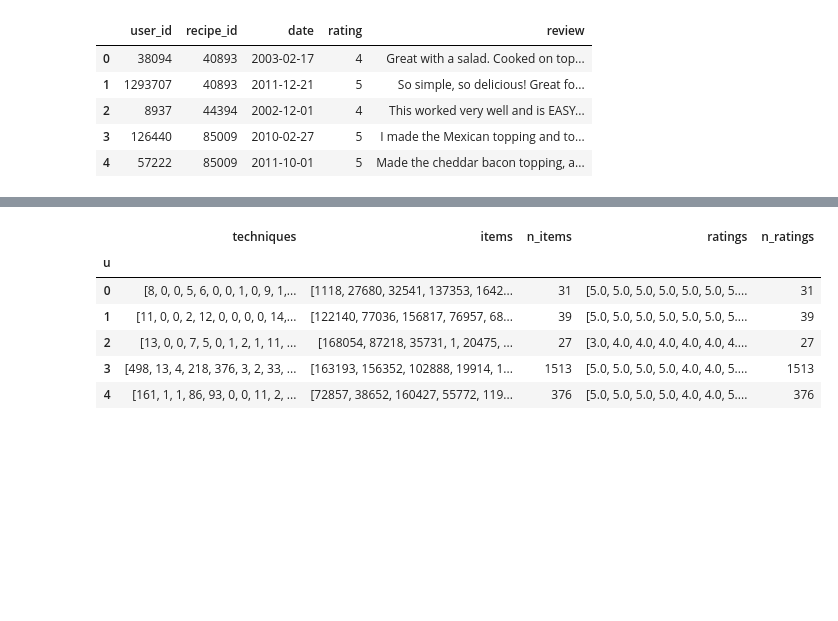
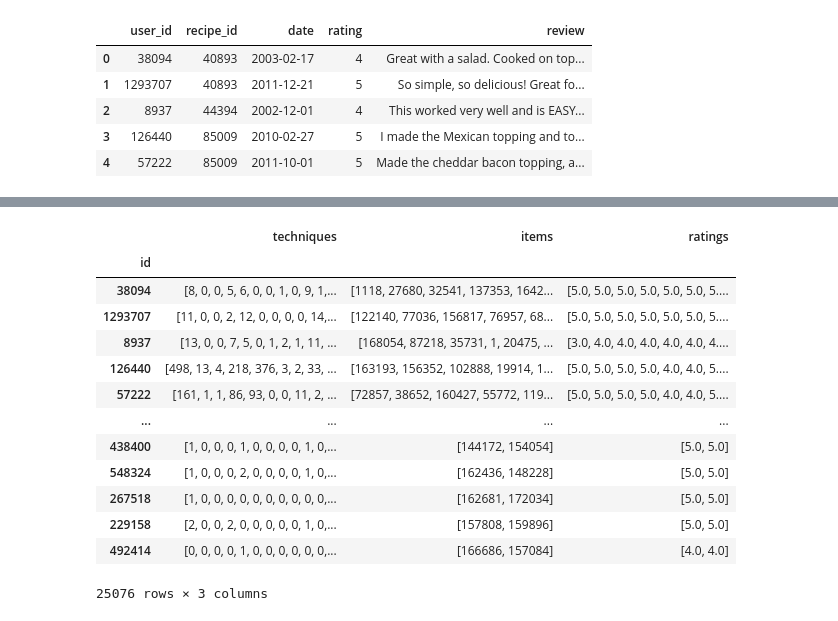
Before and after one commit to Jdiego06/technical-test-SM, a Jupyter notebook: Exploratory.ipynb, the cells around one changed output, grey strips where cells are left out. Saved outputs shown, nothing was run; the diff lists cells and outputs as text; code cells hidden in the pictures; blank space fills up the shorter version.

```diff
--- a/Exploratory.ipynb
+++ b/Exploratory.ipynb
@@ -3,4 +6,19 @@ import pandas as pd
 # %%
 interactions = pd.read_csv('./data/RAW_interactions.csv', parse_dates=[2])
-users = pd.read_csv('./data/PP_users.csv', index_col='u')
+users = pd.read_csv('./data/PP_users.csv', usecols=['u', 'techniques', 'items', 'ratings'])
 recipes = pd.read_csv('./data/RAW_recipes.csv', parse_dates=[4], index_col='id')
+# %%
+# get id of the users
+interactions_mapped_test = pd.read_csv('./data/interactions_test.csv', usecols=['user_id', 'u'])
+interactions_mapped_train = pd.read_csv('./data/interactions_train.csv', usecols=['user_id', 'u'])
+interactions_mapped_val = pd.read_csv('./data/interactions_validation.csv', usecols=['user_id', 'u'])
+
+mapped_users = pd.concat([interactions_mapped_test, interactions_mapped_train, interactions_mapped_val])
+mapped_users.drop_duplicates(inplace=True)
+# %%
+# add user_id to users df
+get_user_id = lambda u: mapped_users.user_id[mapped_users.u == u].values[0]
+
+users['id'] = users.u.apply(get_user_id)
+users.set_index('id', inplace=True)
+users.drop(['u'], axis=1, inplace=True)
@@ -60,0 +61,4 @@ recipes.head()
+# %%
+interactions =  interactions.dropna()
+recipes = recipes.dropna()
+users = users.dropna()
@@ -61,10 +121,17 @@ recipes.head()
 # %%
-users.head()
+users
 # %% [output]
-|  | techniques | items | n_items | ratings | n_ratings |
-| u |  |  |  |  |  |
-| 0 | [8, 0, 0, 5, 6, 0, 0, 1, 0, 9, 1,... | [1118, 27680, 32541, 137353, 1642... | 31 | [5.0, 5.0, 5.0, 5.0, 5.0, 5.0, 5.... | 31 |
-| 1 | [11, 0, 0, 2, 12, 0, 0, 0, 0, 14,... | [122140, 77036, 156817, 76957, 68... | 39 | [5.0, 5.0, 5.0, 5.0, 5.0, 5.0, 5.... | 39 |
-| 2 | [13, 0, 0, 7, 5, 0, 1, 2, 1, 11, ... | [168054, 87218, 35731, 1, 20475, ... | 27 | [3.0, 4.0, 4.0, 4.0, 4.0, 4.0, 4.... | 27 |
-| 3 | [498, 13, 4, 218, 376, 3, 2, 33, ... | [163193, 156352, 102888, 19914, 1... | 1513 | [5.0, 5.0, 5.0, 5.0, 4.0, 4.0, 5.... | 1513 |
-| 4 | [161, 1, 1, 86, 93, 0, 0, 11, 2, ... | [72857, 38652, 160427, 55772, 119... | 376 | [5.0, 5.0, 5.0, 5.0, 4.0, 4.0, 5.... | 376 |
+|  | techniques | items | ratings |
+| id |  |  |  |
+| 38094 | [8, 0, 0, 5, 6, 0, 0, 1, 0, 9, 1,... | [1118, 27680, 32541, 137353, 1642... | [5.0, 5.0, 5.0, 5.0, 5.0, 5.0, 5.... |
+| 1293707 | [11, 0, 0, 2, 12, 0, 0, 0, 0, 14,... | [122140, 77036, 156817, 76957, 68... | [5.0, 5.0, 5.0, 5.0, 5.0, 5.0, 5.... |
+| 8937 | [13, 0, 0, 7, 5, 0, 1, 2, 1, 11, ... | [168054, 87218, 35731, 1, 20475, ... | [3.0, 4.0, 4.0, 4.0, 4.0, 4.0, 4.... |
+| 126440 | [498, 13, 4, 218, 376, 3, 2, 33, ... | [163193, 156352, 102888, 19914, 1... | [5.0, 5.0, 5.0, 5.0, 4.0, 4.0, 5.... |
+| 57222 | [161, 1, 1, 86, 93, 0, 0, 11, 2, ... | [72857, 38652, 160427, 55772, 119... | [5.0, 5.0, 5.0, 5.0, 4.0, 4.0, 5.... |
+| ... | ... | ... | ... |
+| 438400 | [1, 0, 0, 0, 1, 0, 0, 0, 0, 1, 0,... | [144172, 154054] | [5.0, 5.0] |
+| 548324 | [1, 0, 0, 0, 2, 0, 0, 0, 0, 1, 0,... | [162436, 148228] | [5.0, 5.0] |
+| 267518 | [1, 0, 0, 0, 0, 0, 0, 0, 0, 0, 0,... | [162681, 172034] | [5.0, 5.0] |
+| 229158 | [2, 0, 0, 2, 0, 0, 0, 0, 0, 1, 0,... | [157808, 159896] | [5.0, 5.0] |
+| 492414 | [0, 0, 0, 0, 1, 0, 0, 0, 0, 0, 0,... | [166686, 157084] | [4.0, 4.0] |
+25076 rows × 3 columns
```
Also changed, not shown: parts of 25 cells of this notebook, 2 other files.
